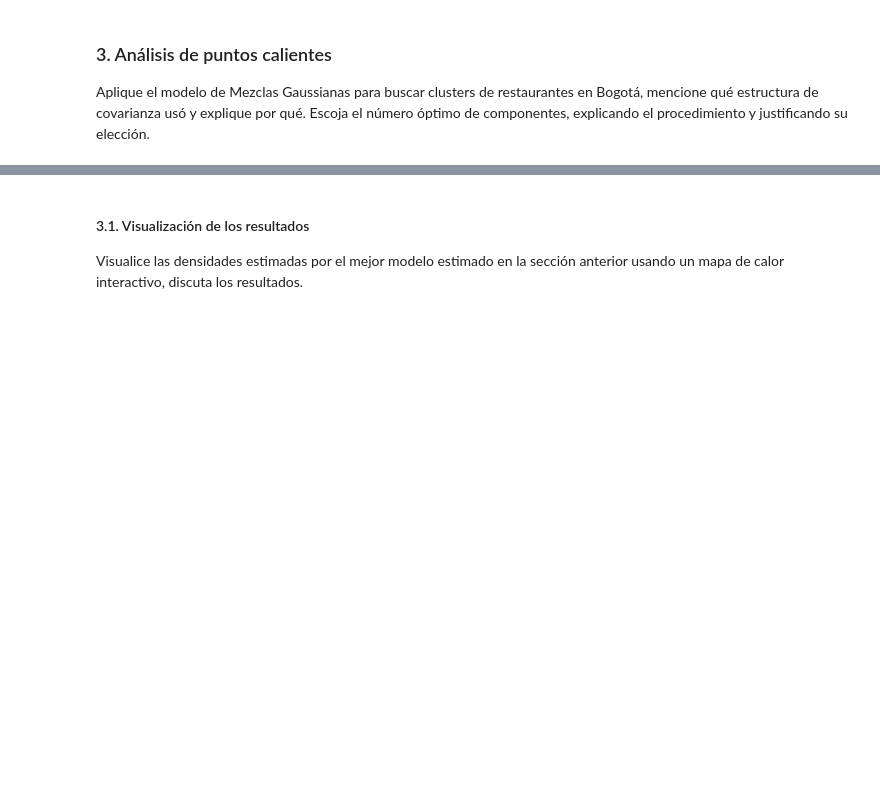
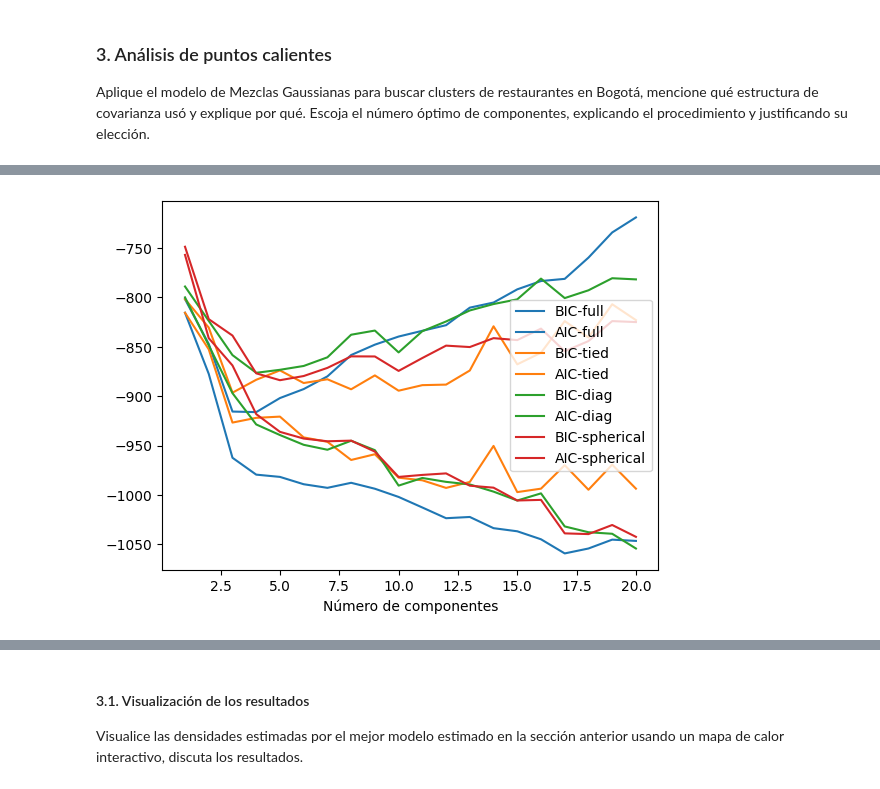
Before and after one commit to juankquintana/aprendizaje-no-supervisado, a Jupyter notebook: Semana 8/Taller/JCQ S8_LC_Taller_GMM.ipynb, the cells around one changed output, grey strips where cells are left out. Drawn from its saved outputs; the diff is of its cells as text; code cells hidden in the pictures; blank space fills up the shorter version.

```diff
--- a/Semana 8/Taller/JCQ S8_LC_Taller_GMM.ipynb
+++ b/Semana 8/Taller/JCQ S8_LC_Taller_GMM.ipynb
@@ -46,0 +210,14 @@ Aplique el modelo de Mezclas Gaussianas para buscar clusters de restaurantes en
+# %%
+fig, ax = plt.subplots()
+colors = plt.cm.tab10(np.arange(0,len(dict_covariance_type)*2))
+
+for i,(k,models) in enumerate(dict_covariance_type.items()):
+
+    ax.plot(n_components[:20], [m.bic(X) for m in models[:20]], label='BIC-{}'.format(k), color=colors[i])
+    ax.plot(n_components[:20], [m.aic(X) for m in models[:20]], label='AIC-{}'.format(k), color=colors[i])
+
+plt.xlabel('Número de componentes')
+plt.legend(loc='best')
+plt.show()
+# %% [output]
+[figure, added]
```
Also changed, not shown: parts of 52 cells of this notebook, 1 other file.
